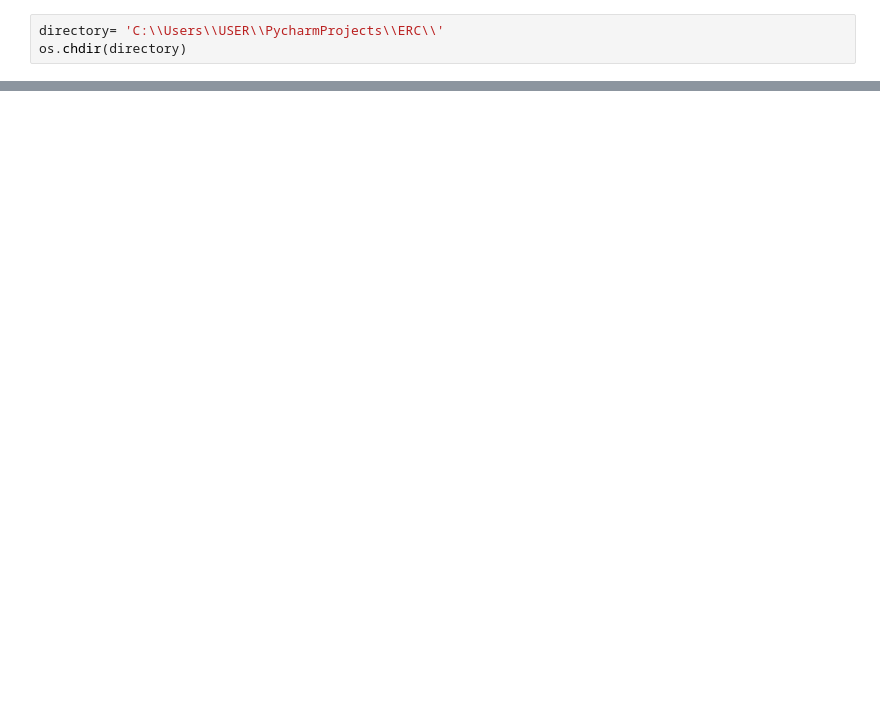
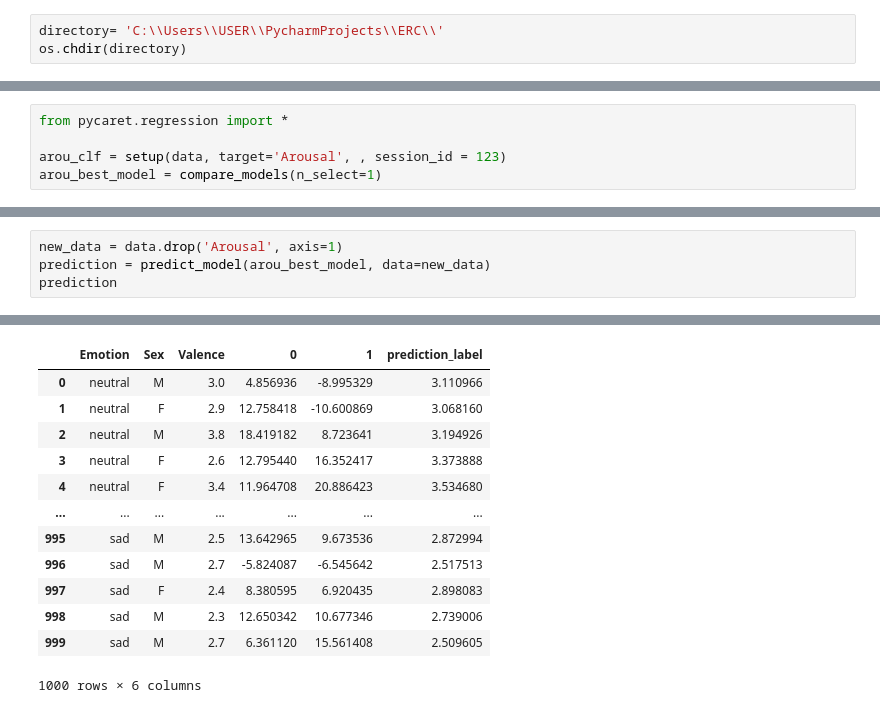
Before and after one commit to qlstn9150/ERC, a Jupyter notebook: 3.classification.ipynb, the cells around one changed output, grey strips where cells are left out. Drawn from its saved outputs; the diff is of its cells as text; blank space fills up the shorter version.

```diff
--- a/3.classification.ipynb
+++ b/3.classification.ipynb
@@ -72,0 +63,5 @@ prediction
+# %%
+from pycaret.regression import *
+
+arou_clf = setup(data, target='Arousal', , session_id = 123)
+arou_best_model = compare_models(n_select=1)
@@ -72,0 +104,5 @@ prediction
+# %%
+new_data = data.drop('Arousal', axis=1)
+prediction = predict_model(arou_best_model, data=new_data)
+prediction
+# %% [output]
@@ -72,0 +110,13 @@ prediction
+|  | Emotion | Sex | Valence | 0 | 1 | prediction_label |
+| 0 | neutral | M | 3.0 | 4.856936 | -8.995329 | 3.110966 |
+| 1 | neutral | F | 2.9 | 12.758418 | -10.600869 | 3.068160 |
+| 2 | neutral | M | 3.8 | 18.419182 | 8.723641 | 3.194926 |
+| 3 | neutral | F | 2.6 | 12.795440 | 16.352417 | 3.373888 |
+| 4 | neutral | F | 3.4 | 11.964708 | 20.886423 | 3.534680 |
+| ... | ... | ... | ... | ... | ... | ... |
+| 995 | sad | M | 2.5 | 13.642965 | 9.673536 | 2.872994 |
+| 996 | sad | M | 2.7 | -5.824087 | -6.545642 | 2.517513 |
+| 997 | sad | F | 2.4 | 8.380595 | 6.920435 | 2.898083 |
+| 998 | sad | M | 2.3 | 12.650342 | 10.677346 | 2.739006 |
+| 999 | sad | M | 2.7 | 6.361120 | 15.561408 | 2.509605 |
+1000 rows × 6 columns
```
Also changed, not shown: parts of 12 cells of this notebook, 2 other files.
